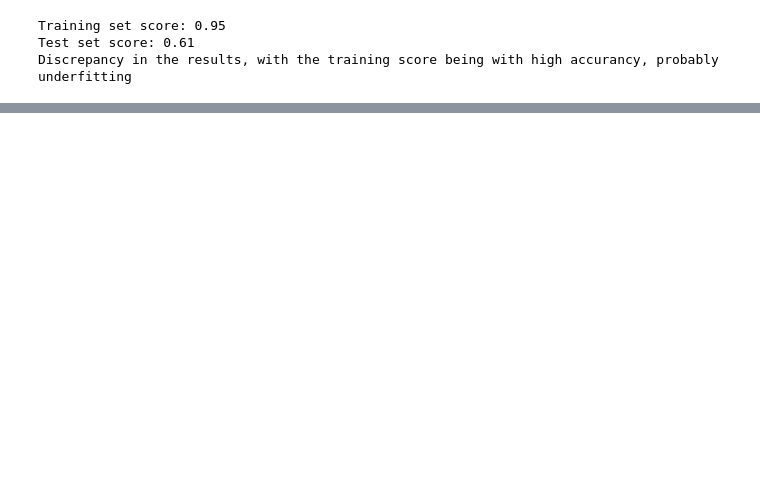
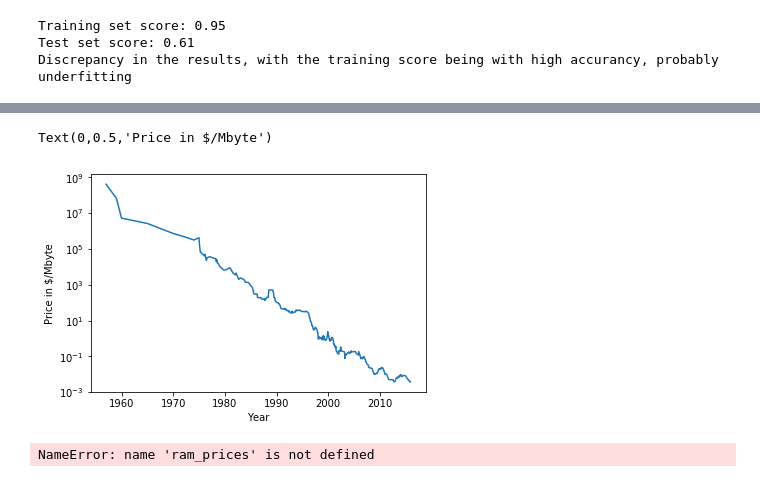
Before and after one commit to mtraina/introduction-to-ml-with-python, a Jupyter notebook: chapter-02.ipynb, the cells around one changed output, grey strips where cells are left out. Saved outputs shown, nothing was run; the diff lists cells and outputs as text; code cells hidden in the pictures; blank space fills up the shorter version.

```diff
--- a/chapter-02.ipynb
+++ b/chapter-02.ipynb
@@ -103,0 +157,49 @@ Discrepancy in the results, with the training score being with high accurancy, p
+# %%
+import pandas as pd
+ram_prices = pd.read_csv("data/ram_price.csv")
+
+plt.semilogy(ram_prices.date, ram_prices.price)
+plt.xlabel("Year")
+plt.ylabel("Price in $/Mbyte")
+# %% [output]
+Text(0,0.5,'Price in $/Mbyte')
+[figure, added]
+# %%
+import numpy as np
+from sklearn.tree import DecisionTreeRegressor
+# use historical data to forecast prices after the year 2000
+data_train = ram_prices[ram_prices.date < 2000]
+data_test = ram_prices[ram_prices.date >= 2000]
+
+# predict prices based on date
+X_train = data_train.date[:, np.newaxis]
+# we use a log-transform to get a simpler relationship of data to target
+y_train = np.log(data_train.price)
+
+tree = DecisionTreeRegressor().fit(X_train, y_train)
+linear_reg = LinearRegression().fit(X_train, y_train)
+
+# predict on all data
+X_all = ram_prices.date[:, np.newaxis]
+
+pred_tree = tree.predict(X_all)
+pred_lr = linear_reg.predict(X_all)
+
+# undo log-transform
+price_tree = np.exp(pred_tree)
+price_lr = np.exp(pred_lr)
+
+plt.semilogy(data_train.date, data_train.price, label="Training data")
+plt.semilogy(data_test.date, data_test.price, label="Test data")
+plt.semilogy(ram_prices.date, price_tree, label="Tree prediction")
+plt.semilogy(ram_prices.date, price_lr, label="Linear prediction")
+plt.legend()
+
+'''
+The linear model approximates the data with a line providing quite a good forecast for the test data, while glossing over some of the finer variations in both the training and the test data.
+The tree model makes perfect predictions on the training data; we did not restrict the complexity of the tree, so it learned the whole dataset by heart. Once we leave the data range for which the model has data, the model simply keeps predicting the last known point.
+The tree has no ability to generate “new” responses, outside of what was seen in the training data.
+This shortcoming applies to all models based on trees.
+'''
+# %% [output]
+NameError: name 'ram_prices' is not defined
```
Also changed, not shown: parts of 15 cells of this notebook.
